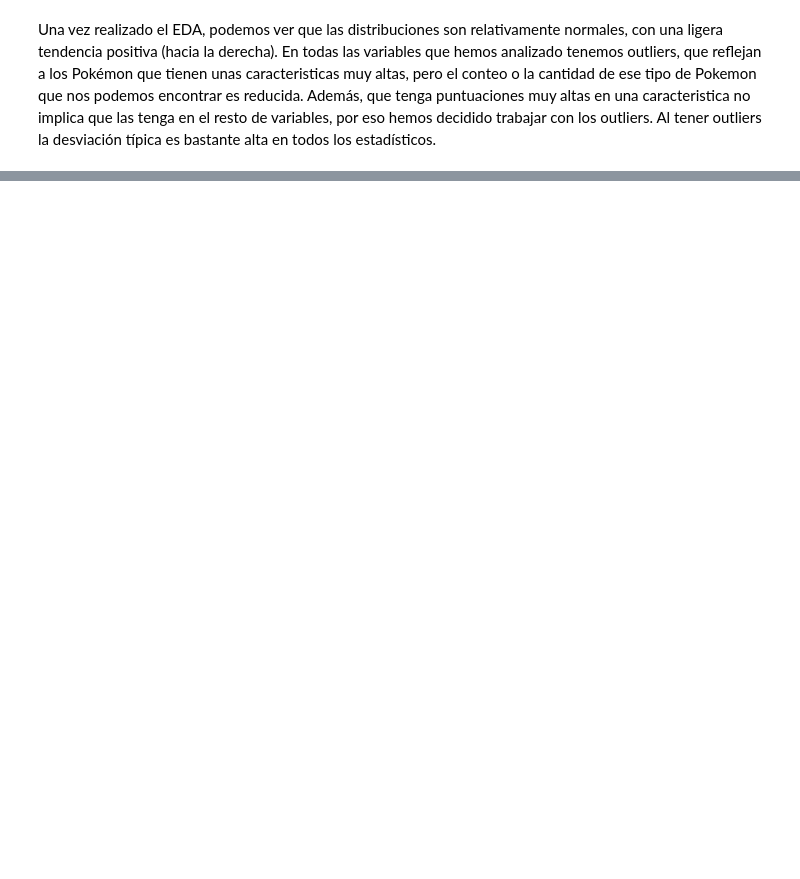
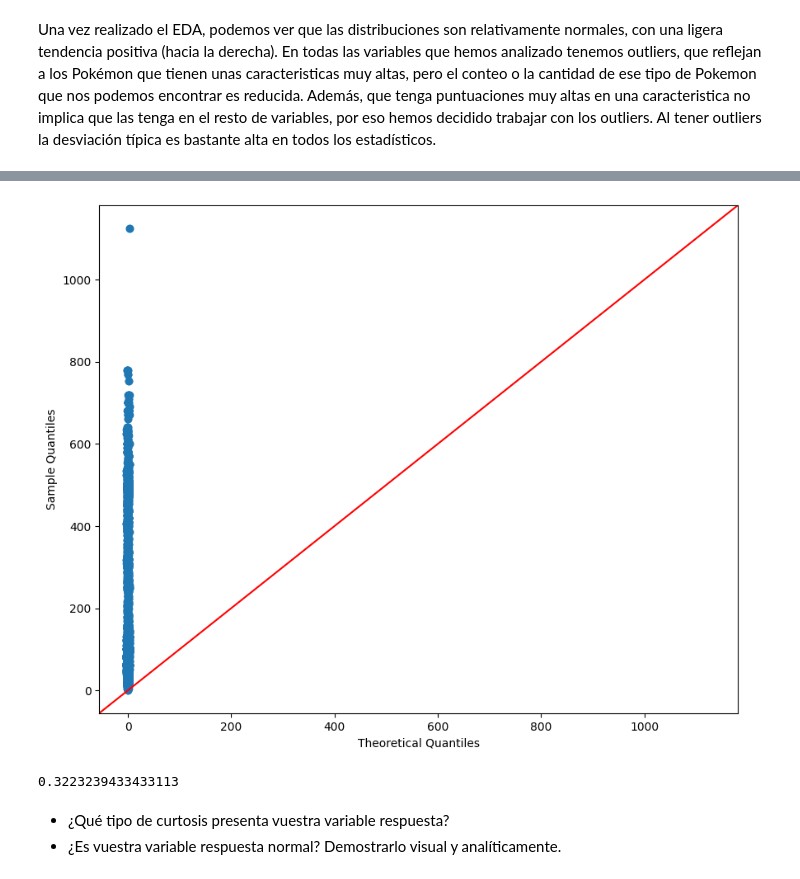
Before and after one commit to Adalab/promo_d_da_modulo3_sprint1_Estibaliz_Lorena, a Jupyter notebook: pair_programming_regresion1.ipynb, the cells around one changed output, grey strips where cells are left out. Saved outputs shown, nothing was run; the diff lists cells and outputs as text; code cells hidden in the pictures; blank space fills up the shorter version.

```diff
--- a/pair_programming_regresion1.ipynb
+++ b/pair_programming_regresion1.ipynb
@@ -315,0 +349,5 @@ En este ejercicio de pair programming seguiréis usando el dataset que seleccion
+# %%
+#Vemos que los datos no se acercan mucho a una campana de Gauss, así que vamos obtener el Q-Q plot:
+sm.qqplot(df_numericas['Speed'], line = '45');
+# %% [output]
+[figure, added]
@@ -315,0 +357,11 @@ En este ejercicio de pair programming seguiréis usando el dataset que seleccion
+# %%
+#Intentamos medir la simetría de nuestra variable respuesta.
+# Vemos que se trata de una distribución asimetrica positiva y que, por lo tanto,
+#nuestros datos NO son normales.
+
+df_numericas['Speed'].skew()
+# %% [output]
+0.3223239433433113
+# %% [markdown]
+- ¿Qué tipo de curtosis presenta vuestra variable respuesta?
+- ¿Es vuestra variable respuesta normal? Demostrarlo visual y analíticamente.
```
Also changed, not shown: parts of 9 cells of this notebook, 2 other files.
